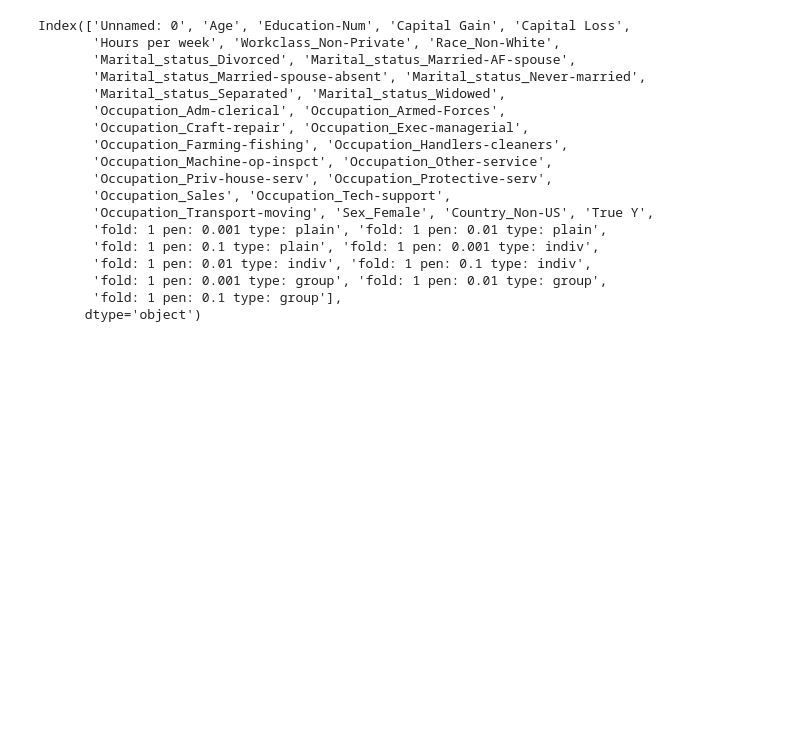
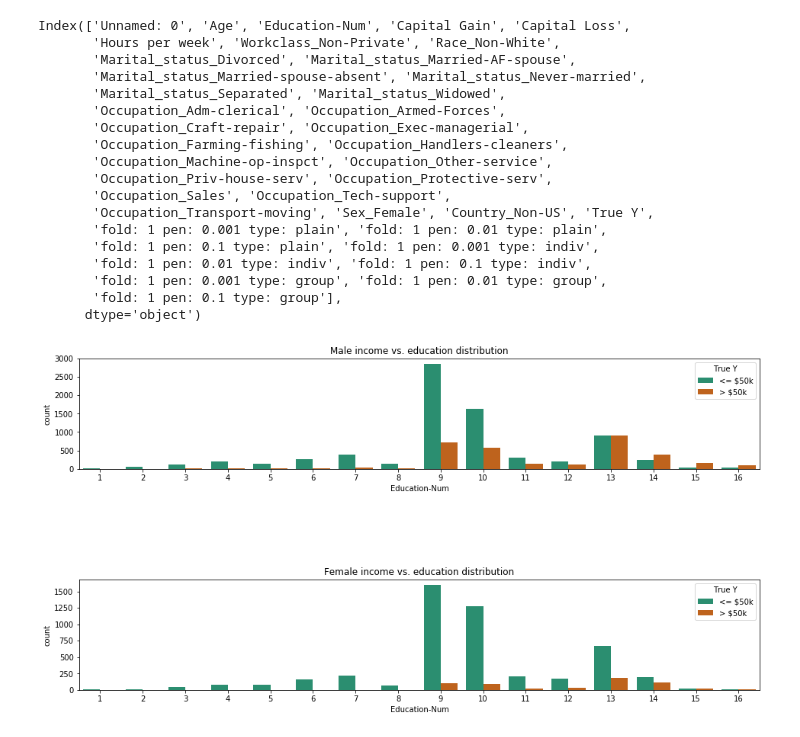
Before and after one commit to davevanveen/fairness_logistic_regression, a Jupyter notebook: notebooks/CV Analysis.ipynb, the cells around one changed output. Cells and saved outputs as stored; diff of their text form; code cells hidden in the pictures; blank space fills up the shorter version.

```diff
--- a/notebooks/CV Analysis.ipynb
+++ b/notebooks/CV Analysis.ipynb
@@ -133,0 +172,23 @@ Index(['Unnamed: 0', 'Age', 'Education-Num', 'Capital Gain', 'Capital Loss',
+# %%
+# Anticipating gender/race bias in the data
+# Overall bias w.r.t. gender (TODO: race)
+# fig = plt.figure()
+# sns.countplot(x = "Sex_Female", hue = "True Y", data = pred_df, palette = "Blues_d")
+
+# Gender-education bias w.r.t. income
+male_data = pred_df[pred_df["Sex_Female"] == 'Male']
+female_data = pred_df[pred_df["Sex_Female"] == 'Female']
+
+fig = plt.figure(figsize=(16, 8))
+# Male plot
+fig.add_subplot(2, 1, 1)
+sns.countplot(x = "Education-Num", hue = "True Y", data = male_data, palette="Dark2")
+plt.title("Male income vs. education distribution")
+# Female plot
+fig.add_subplot(2, 1, 2)
+sns.countplot(x = "Education-Num", hue = "True Y", data = female_data, palette="Dark2")
+plt.title("Female income vs. education distribution")
+
+plt.subplots_adjust(hspace = 1)
+# %% [output]
+[figure, added]
```
Also changed, not shown: parts of 14 cells of this notebook, 4 other files.
